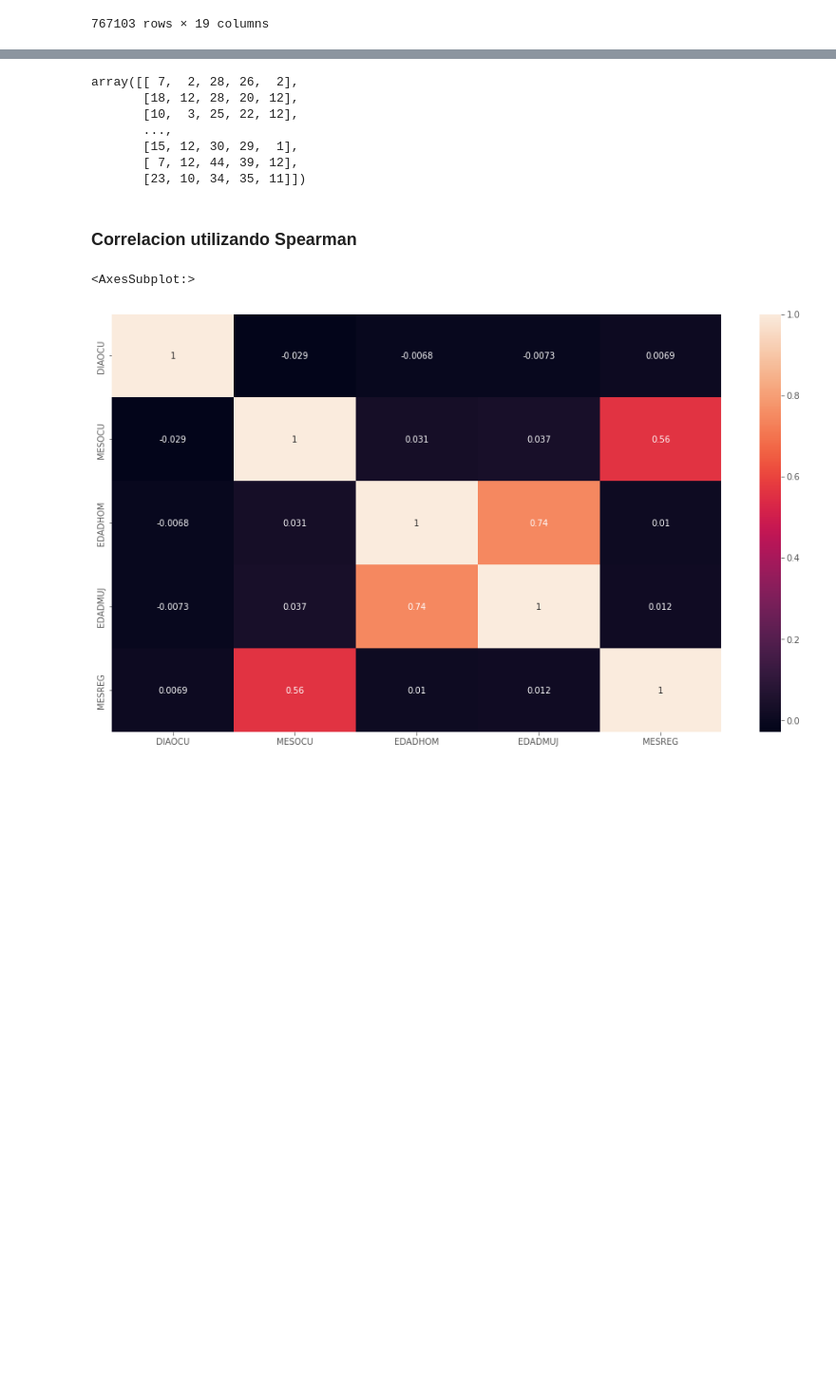
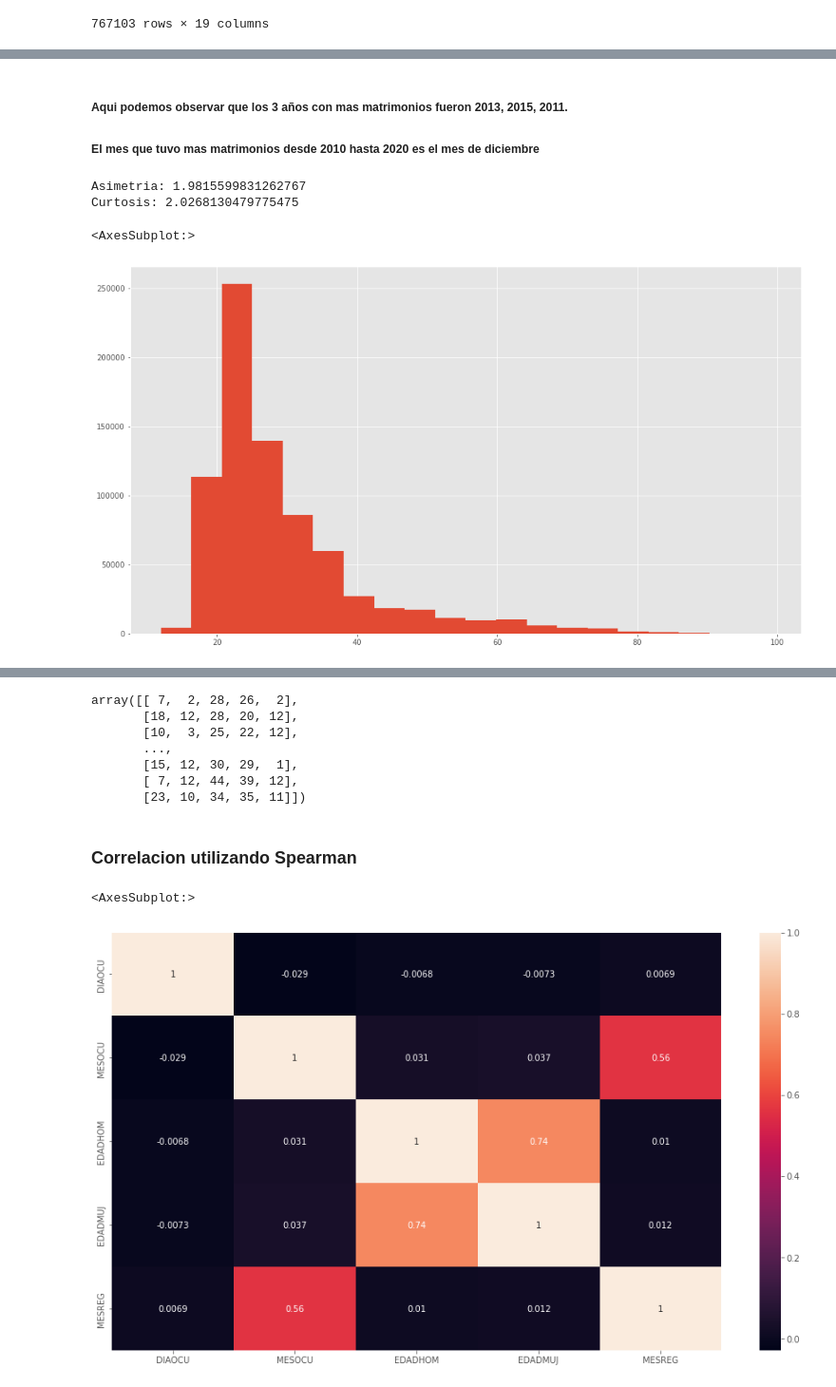
Before and after one commit to JJHH06/DMP1MarriageClustering, a Jupyter notebook: Proyecto1.ipynb, the cells around one changed output, grey strips where cells are left out. Shown at 95% size. Saved outputs shown, nothing was run; the diff lists cells and outputs as text; code cells hidden in the pictures; blank space fills up the shorter version.

```diff
--- a/Proyecto1.ipynb
+++ b/Proyecto1.ipynb
@@ -338,0 +389,15 @@ marriage_data
+# %% [markdown]
+##### Aqui podemos observar que los 3 años con mas matrimonios fueron 2013, 2015, 2011.
+
+##### El mes que tuvo mas matrimonios desde 2010 hasta 2020 es el mes de diciembre
+# %%
+# histograma de edad de los hombres
+
+print('Asimetria:', marriage_data['EDADHOM'].skew())
+print('Curtosis:', marriage_data['EDADMUJ'].skew())
+marriage_data['EDADHOM'].hist(bins=20)
+# %% [output]
+Asimetria: 1.9815599831262767
+Curtosis: 2.0268130479775475
+<AxesSubplot:>
+[figure, added]
```
Also changed, not shown: parts of 6 cells of this notebook.
